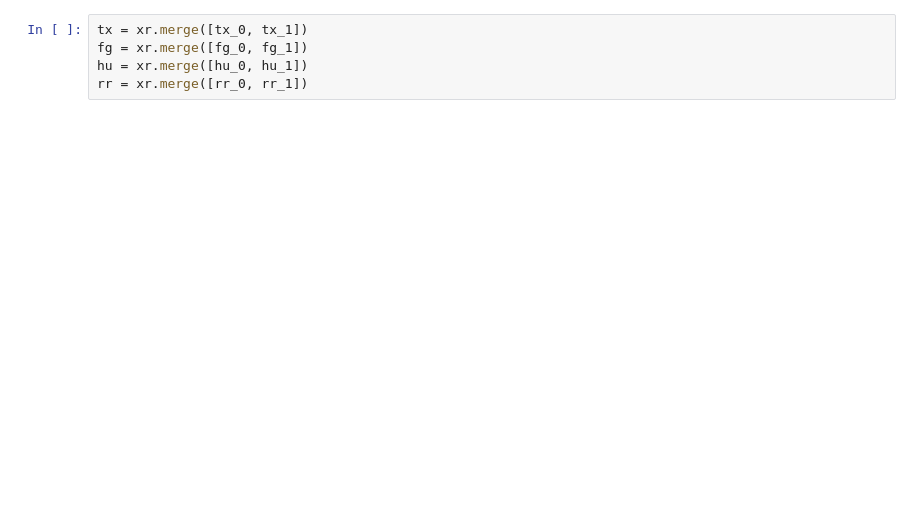
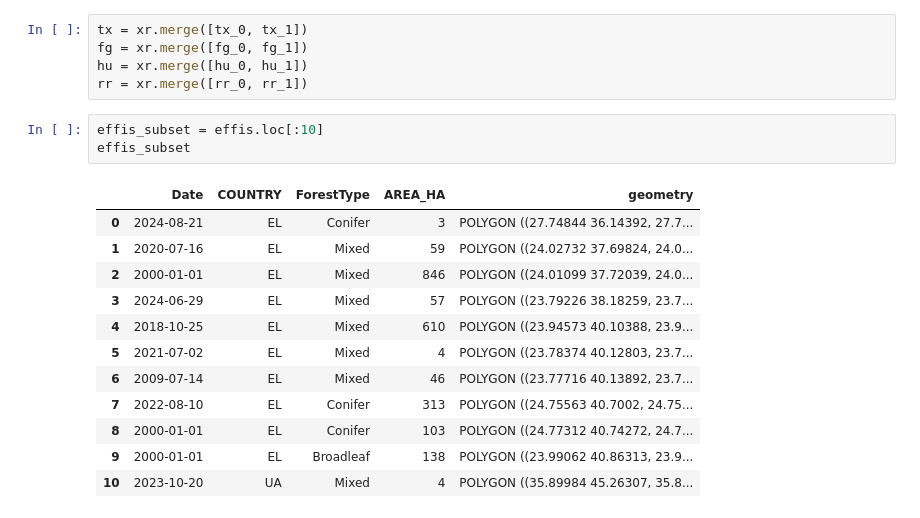
Before and after one commit to cshatto/effis-era5-europe, a Jupyter notebook: notebooks/extract-points.ipynb, the cells around one changed output. Cells and saved outputs as stored; diff of their text form; blank space fills up the shorter version.

```diff
--- a/notebooks/extract-points.ipynb
+++ b/notebooks/extract-points.ipynb
@@ -47,3 +70,19 @@ tx = xr.merge([tx_0, tx_1])
 fg = xr.merge([fg_0, fg_1])
 hu = xr.merge([hu_0, hu_1])
 rr = xr.merge([rr_0, rr_1])
+# %%
+effis_subset = effis.loc[:10]
+effis_subset
+# %% [output]
+|  | Date | COUNTRY | ForestType | AREA_HA | geometry |
+| 0 | 2024-08-21 | EL | Conifer | 3 | POLYGON ((27.74844 36.14392, 27.7... |
+| 1 | 2020-07-16 | EL | Mixed | 59 | POLYGON ((24.02732 37.69824, 24.0... |
+| 2 | 2000-01-01 | EL | Mixed | 846 | POLYGON ((24.01099 37.72039, 24.0... |
+| 3 | 2024-06-29 | EL | Mixed | 57 | POLYGON ((23.79226 38.18259, 23.7... |
+| 4 | 2018-10-25 | EL | Mixed | 610 | POLYGON ((23.94573 40.10388, 23.9... |
+| 5 | 2021-07-02 | EL | Mixed | 4 | POLYGON ((23.78374 40.12803, 23.7... |
+| 6 | 2009-07-14 | EL | Mixed | 46 | POLYGON ((23.77716 40.13892, 23.7... |
+| 7 | 2022-08-10 | EL | Conifer | 313 | POLYGON ((24.75563 40.7002, 24.75... |
+| 8 | 2000-01-01 | EL | Conifer | 103 | POLYGON ((24.77312 40.74272, 24.7... |
+| 9 | 2000-01-01 | EL | Broadleaf | 138 | POLYGON ((23.99062 40.86313, 23.9... |
+| 10 | 2023-10-20 | UA | Mixed | 4 | POLYGON ((35.89984 45.26307, 35.8... |
```
Also changed, not shown: parts of 8 cells of this notebook.
